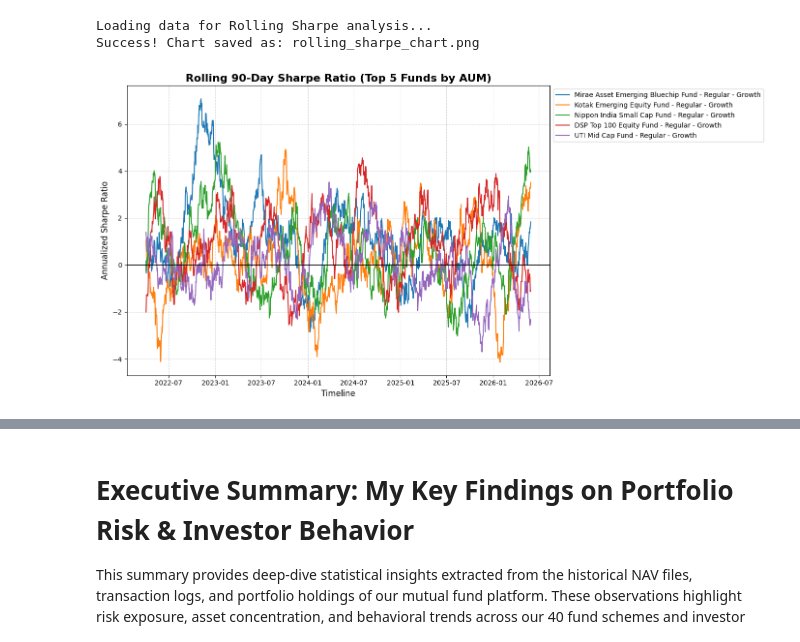
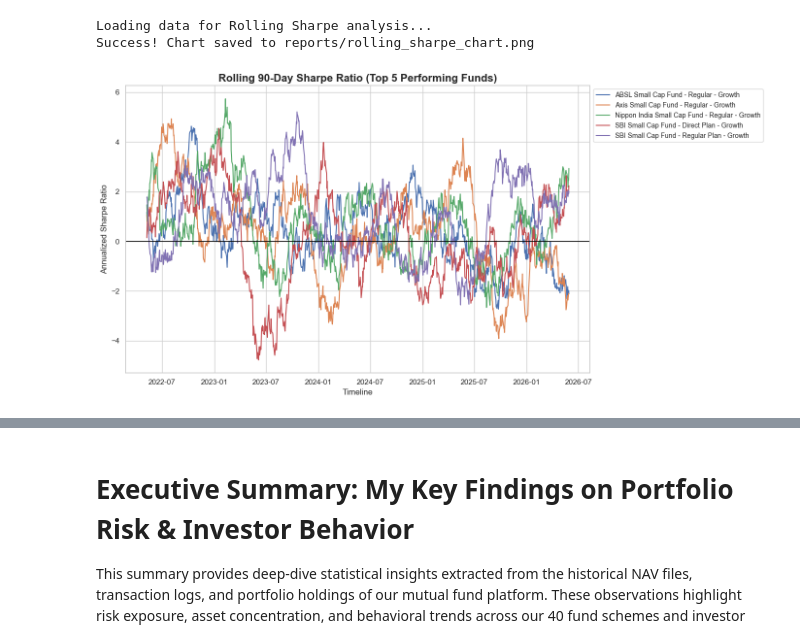
Before and after one commit to Razorface1919/bluestock_mf_capstone, a Jupyter notebook: notebooks/05_advanced_analytics.ipynb, the cells around one changed output, grey strips where cells are left out. Saved outputs shown, nothing was run; the diff lists cells and outputs as text; code cells hidden in the pictures.

```diff
--- a/notebooks/05_advanced_analytics.ipynb
+++ b/notebooks/05_advanced_analytics.ipynb
@@ -64,56 +61,52 @@ Success! Report saved as: var_cvar_report.csv
 # %%
 def plot_rolling_sharpe():
     print("Loading data for Rolling Sharpe analysis...")
-    nav_df = pd.read_csv(r"D:\Programs\bluestock_mf_capstone\data\processed\clean_nav.csv")
-    perf_df = pd.read_csv(r"D:\Programs\bluestock_mf_capstone\data\processed\clean_performance.csv")
+    conn = sqlite3.connect(DB_PATH)
 
-    merged_nav = pd.merge(
-        nav_df,
-        perf_df[['amfi_code', 'scheme_name', 'aum_crore']],
-        on='amfi_code',
-        how='inner'
-    )
+    top_5_query = """
+        SELECT d.amfi_code, d.scheme_name
+        FROM fact_performance p
+        JOIN dim_fund d ON p.amfi_code = d.amfi_code
+        ORDER BY p.return_3yr_pct DESC LIMIT 5
+    """
+    top_5_df = pd.read_sql(top_5_query, conn)
+    top_5_codes = tuple(top_5_df['amfi_code'].tolist())
 
-    merged_nav['date'] = pd.to_datetime(merged_nav['date'])
-    merged_nav = merged_nav.sort_values(['scheme_name', 'date'])
+    nav_query = f"""
+        SELECT d.scheme_name, f.nav_date, f.nav
+        FROM fact_nav f
+        JOIN dim_fund d ON f.amfi_code = d.amfi_code
+        WHERE f.amfi_code IN {top_5_codes}
+    """
+    df = pd.read_sql(nav_query, conn, parse_dates=['nav_date']).sort_values(['scheme_name', 'nav_date'])
+    conn.close()
 
-    merged_nav['daily_return'] = merged_nav.groupby('scheme_name')['nav'].pct_change()
-
-    top_5_funds = perf_df.sort_values('aum_crore', ascending=False)['scheme_name'].head(5).tolist()
+    df['daily_return'] = df.groupby('scheme_name')['nav'].pct_change()
 
     plt.figure(figsize=(14, 7))
 
-    for fund in top_5_funds:
-        fund_data = merged_nav[merged_nav['scheme_name'] == fund].copy()
-        fund_data.set_index('date', inplace=True)
-
-        rolling_mean = fund_data['daily_return'].rolling(window=90).mean()
-        rolling_std = fund_data['daily_return'].rolling(window=90).std()
-
+    for fund, group in df.groupby('scheme_name'):
+        group.set_index('nav_date', inplace=True)
+        rolling_mean = group['daily_return'].rolling(window=90).mean()
+        rolling_std = group['daily_return'].rolling(window=90).std()
         rolling_sharpe = (rolling_mean / rolling_std) * np.sqrt(252)
-
         plt.plot(rolling_sharpe.index, rolling_sharpe, label=fund, linewidth=1.5)
 
-    plt.title('Rolling 90-Day Sharpe Ratio (Top 5 Funds by AUM)', fontsize=16, fontweight='bold')
+    plt.title('Rolling 90-Day Sharpe Ratio (Top 5 Performing Funds)', fontsize=16, fontweight='bold')
     plt.xlabel('Timeline', fontsize=12)
     plt.ylabel('Annualized Sharpe Ratio', fontsize=12)
-    plt.axhline(0, color='black', linewidth=1.2) # Draw the zero-line baseline
+    plt.axhline(0, color='black', linewidth=1.2)
     plt.legend(loc='upper left', bbox_to_anchor=(1, 1), fontsize=10)
-    plt.grid(True, linestyle='--', alpha=0.5)
     plt.tight_layout()
 
-    output_filename = 'rolling_sharpe_chart.png'
-    plt.savefig(output_filename, dpi=300, bbox_inches='tight')
-    print(f"Success! Chart saved as: {output_filename}")
-
-    # Display the chart inline in Jupyter
+    plt.savefig(REPORTS_DIR / 'rolling_sharpe_chart.png', dpi=300, bbox_inches='tight')
+    print("Success! Chart saved to reports/rolling_sharpe_chart.png\n")
     plt.show()
 
-# Execute Task 2
 plot_rolling_sharpe()
 # %% [output]
 Loading data for Rolling Sharpe analysis...
-Success! Chart saved as: rolling_sharpe_chart.png
+Success! Chart saved to reports/rolling_sharpe_chart.png
-[figure, old version]
+[figure, new version]
 # %%
 def analyze_investor_cohorts():
```
Also changed, not shown: parts of 8 cells of this notebook, 38 other files.
